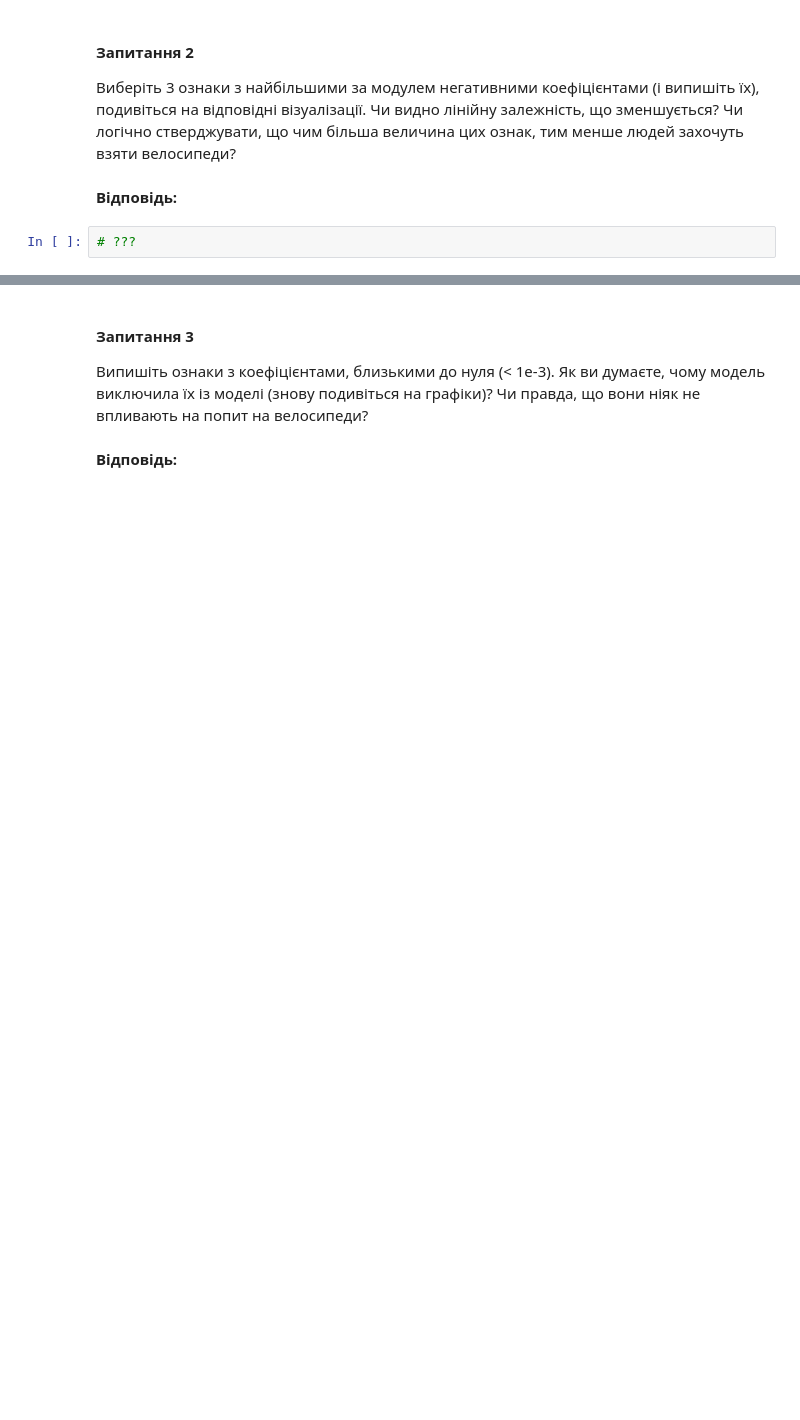
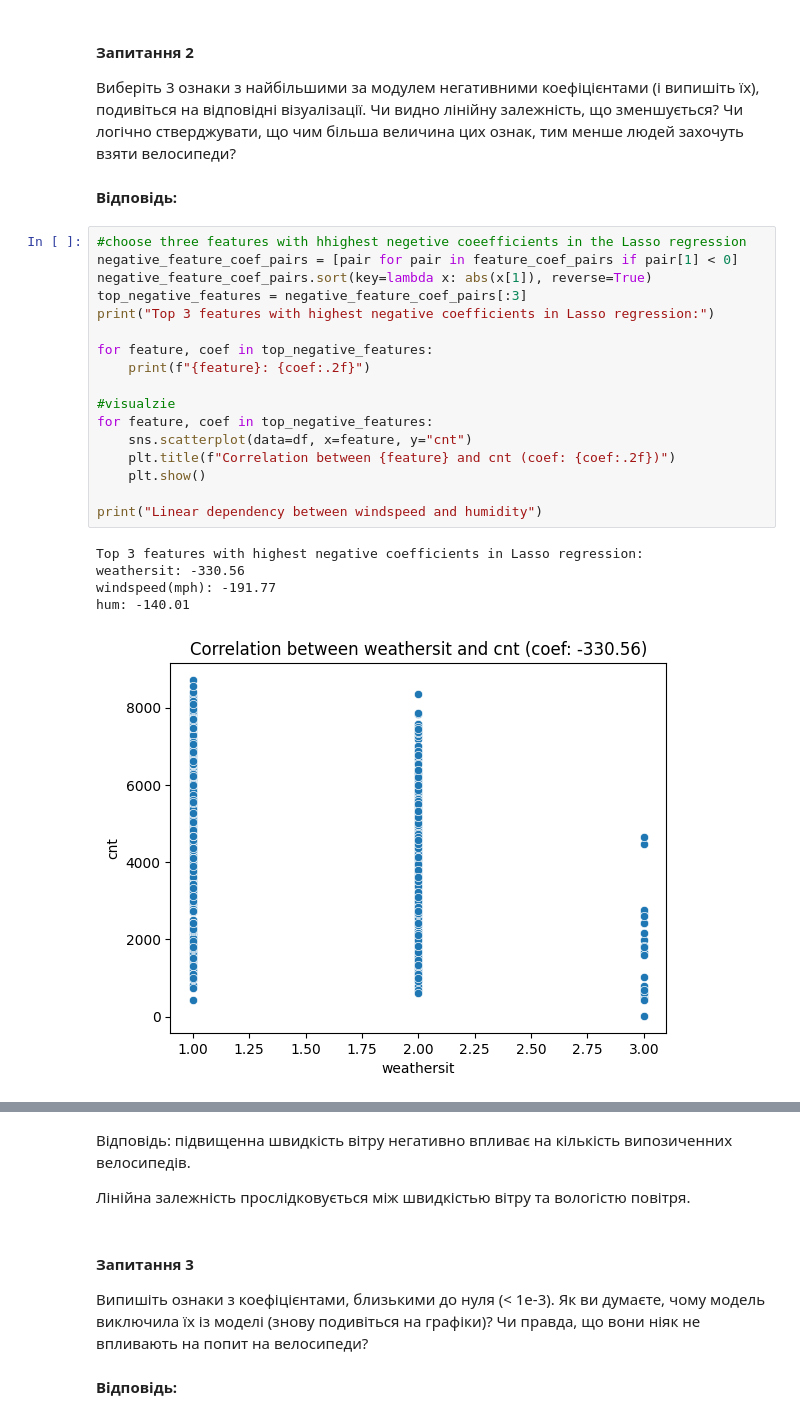
Before and after one commit to strait593/goit-algo-hw-7, a Jupyter notebook: OverfittingHomeWork.ipynb, the cells around one changed output, grey strips where cells are left out. Drawn from its saved outputs; the diff is of its cells as text; blank space fills up the shorter version.

```diff
--- a/OverfittingHomeWork.ipynb
+++ b/OverfittingHomeWork.ipynb
@@ -458,5 +481,26 @@ __Відповідь:__
 Виберіть 3 ознаки з найбільшими за модулем негативними коефіцієнтами (і випишіть їх), подивіться на відповідні візуалізації. Чи видно лінійну залежність, що зменшується? Чи логічно стверджувати, що чим більша величина цих ознак, тим менше людей захочуть взяти велосипеди?
 # %% [markdown]
 __Відповідь:__
-# %%
-# ???
+# %%
+#choose three features with hhighest negetive coeefficients in the Lasso regression
+negative_feature_coef_pairs = [pair for pair in feature_coef_pairs if pair[1] < 0]
+negative_feature_coef_pairs.sort(key=lambda x: abs(x[1]), reverse=True)
+top_negative_features = negative_feature_coef_pairs[:3]
+print("Top 3 features with highest negative coefficients in Lasso regression:")
+
+for feature, coef in top_negative_features:
+    print(f"{feature}: {coef:.2f}")
+
+#visualzie
+for feature, coef in top_negative_features:
+    sns.scatterplot(data=df, x=feature, y="cnt")
+    plt.title(f"Correlation between {feature} and cnt (coef: {coef:.2f})")
+    plt.show()
+
+print("Linear dependency between windspeed and humidity")
+# %% [output]
+Top 3 features with highest negative coefficients in Lasso regression:
+weathersit: -330.56
+windspeed(mph): -191.77
+hum: -140.01
+[figure, added]
@@ -463,3 +509,7 @@ __Відповідь:__
+# %% [markdown]
+Відповідь: підвищенна швидкість вітру негативно впливає на кількість випозиченних велосипедів.
+
+Лінійна залежність прослідковується між швидкістью вітру та вологістю повітря.
 # %% [markdown]
 #### Запитання 3
 
```
Also changed, not shown: parts of 12 cells of this notebook.
